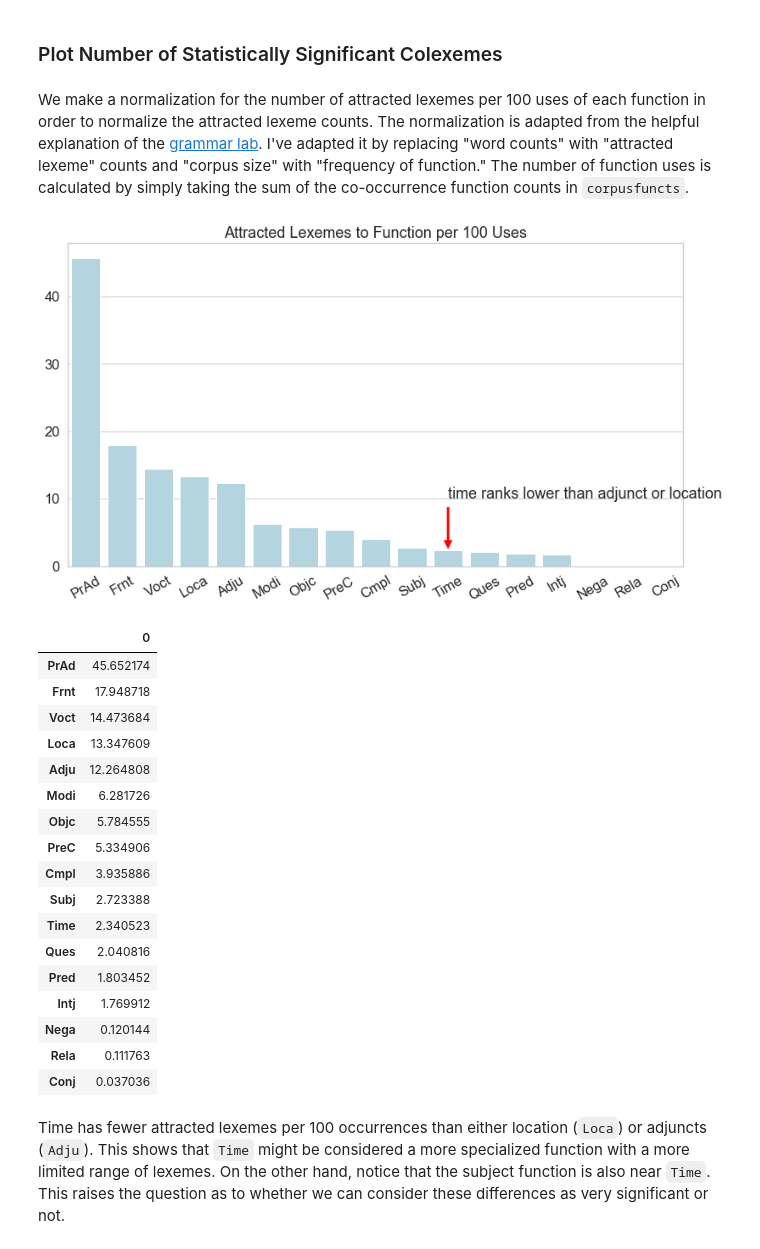
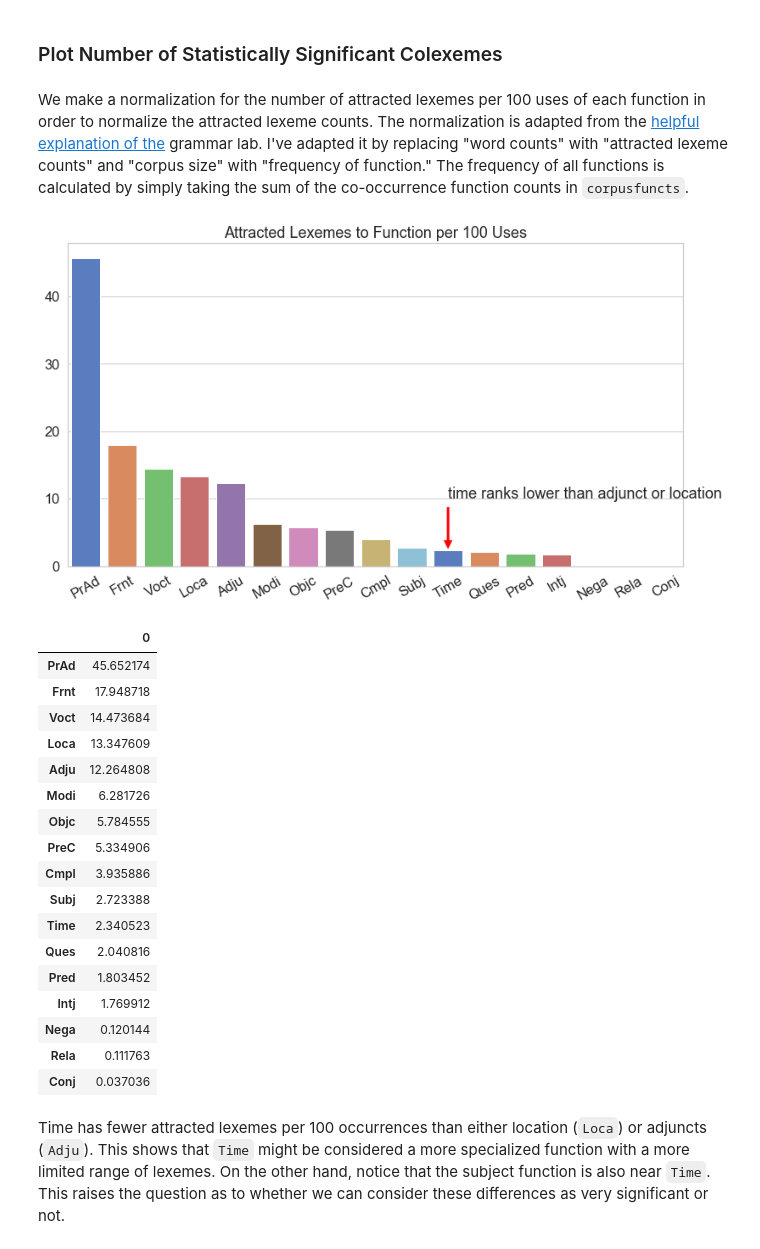
Before and after one commit to CambridgeSemiticsLab/BH_time_collocations, a Jupyter notebook: analysis/SBH_time_expressions.ipynb, the cells around one changed output. Saved outputs shown, nothing was run; the diff lists cells and outputs as text; code cells hidden in the pictures.

```diff
--- a/analysis/SBH_time_expressions.ipynb
+++ b/analysis/SBH_time_expressions.ipynb
@@ -539,0 +1296,40 @@ for prep in pp_noun_associations.columns:
+# %%
+bad_heads = B.search('''
+
+phr:phrase typ=NP
+
+    sp1:subphrase
+    /without/
+        word ls#card
+    /-/
+        card1:word
+
+    conj:word lex=W
+
+    sp2:subphrase rela=par
+        card2:word ls=card
+
+    sp3:subphrase rela=rec
+        noun:word ls#card
+
+sp1 <mother- sp2
+sp1 <: conj
+conj <: sp2
+card2 <mother- sp3
+
+phr -heads> card1
+''')
+
+for res in bad_heads[:10]:
+    phrase = res[0]
+
+    print(phrase)
+    print('clause: ', T.text(L.u(phrase, 'clause')[0]))
+    print(T.text(phrase))
+    print('heads: ', '|'.join([T.text(head) for head in E.heads.f(phrase)]))
+
+    print('\nsp and relas')
+    for sp in sorted(L.d(phrase, 'subphrase')):
+        print(T.text(sp), F.rela.v(sp), f'-> {E.mother.f(sp)}', sp)
+
+    print('\n', '-'*20, '\n')
@@ -662,21 +1480,21 @@ function_to_significant = dict((funct, (functas[funct][functas[funct] > 1.3]).sh
 function_to_significant = pd.DataFrame.from_dict(function_to_significant, orient='index')
 function_to_significant = function_to_significant[(function_to_significant > 2).all(1)]
 # %% [markdown]
-We make a normalization for the number of attracted lexemes per 100 uses of each function in order to normalize the attracted lexeme counts. The normalization is adapted from the helpful explanation of the [grammar lab](http://www.thegrammarlab.com/?p=160). I've adapted it by replacing "word counts" with "attracted lexeme" counts and "corpus size" with "frequency of function." The number of function uses is calculated by simply taking the sum of the co-occurrence function counts in `corpusfuncts`.
+We make a normalization for the number of attracted lexemes per 100 uses of each function in order to normalize the attracted lexeme counts. The normalization is adapted from the [helpful explanation of the](http://www.thegrammarlab.com/?p=160) grammar lab. I've adapted it by replacing "word counts" with "attracted lexeme counts" and "corpus size" with "frequency of function." The frequency of all functions is calculated by simply taking the sum of the co-occurrence function counts in `corpusfuncts`.
 # %%
 norm_fs = function_to_significant*100
 norm_fs = norm_fs.div(corpusfuncts.sum(), axis='rows')
 norm_fs = norm_fs.sort_values(by=0, ascending=False).dropna()
 # %%
 plt.figure(figsize=(13, 7))
-sns.barplot(data=norm_fs.transpose(), color='Lightblue')
+sns.barplot(data=norm_fs.transpose(), palette='muted')
 plt.xticks(rotation=30)
 plt.title('Attracted Lexemes to Function per 100 Uses')
-plt.annotate('time ranks lower than adjunct or location', xy=(10, 2), xytext=(10, 10), arrowprops=dict(facecolor='red', shrink=0.05),)
+plt.annotate('time ranks lower than adjunct or location', xy=(10, 2), xytext=(10, 10), arrowprops=dict(facecolor='red', shrink=0.05), size=18)
 plt.show()
 display(norm_fs)
 # %% [output]
-[figure, old version]
+[figure, new version]
 |  | 0 |
 | PrAd | 45.652174 |
 | Frnt | 17.948718 |
```
Also changed, not shown: parts of 69 cells of this notebook.
